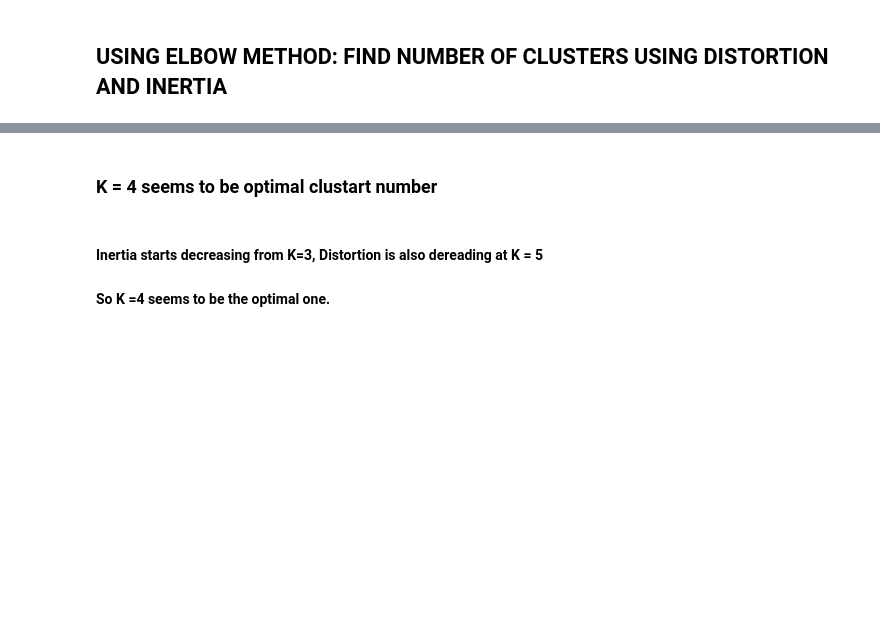
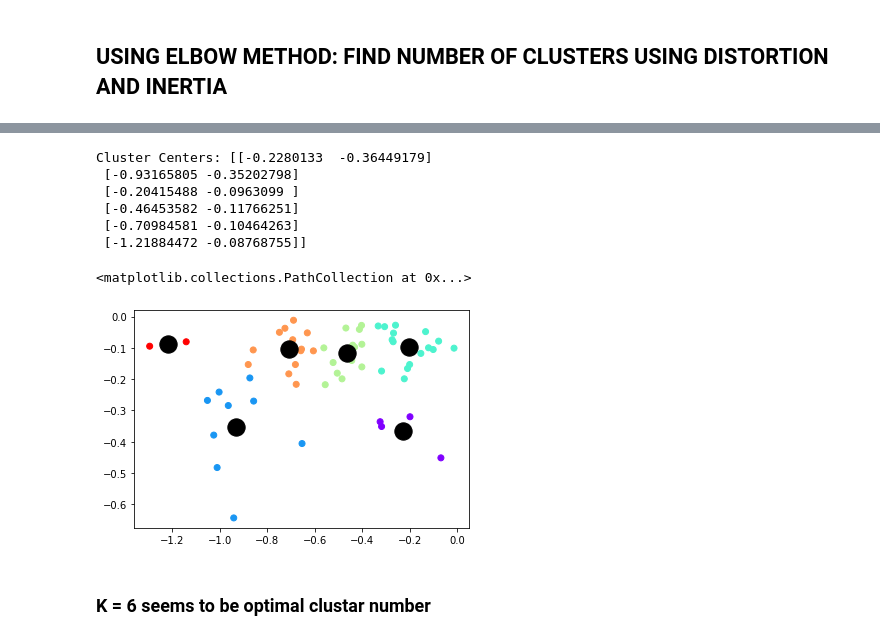
Before and after one commit to rohitrnath/EVA-4, a Jupyter notebook: S12/Assignment-B/Assignment12_B.ipynb, the cells around one changed output, grey strips where cells are left out. Drawn from its saved outputs; the diff is of its cells as text; code cells hidden in the pictures; blank space fills up the shorter version.

```diff
--- a/S12/Assignment-B/Assignment12_B.ipynb
+++ b/S12/Assignment-B/Assignment12_B.ipynb
@@ -171,5 +150,34 @@ plt.show()
+# %%
+import math
+logwidth_arr = []
+logheight_arr = []
+for i in range(len(n_w_bbox)):
+  logwidth_arr.append(math.log(n_w_bbox[i]))
+  logheight_arr.append( math.log(n_h_bbox[i]))
+# %%
+import pandas as pd
+
+df1 = pd.DataFrame({
+    'x': logwidth_arr,
+    'y': logheight_arr
+})
+
+from sklearn.cluster import KMeans
+
+kmeans = KMeans(n_clusters=6)
+kmeans.fit(df1)
+print("Cluster Centers:",kmeans.cluster_centers_)
+
+plt.scatter(logwidth_arr,logheight_arr, c=kmeans.labels_, cmap='rainbow')
+plt.scatter(kmeans.cluster_centers_[:,0] ,kmeans.cluster_centers_[:,1],  s=300, color='black')
+# %% [output]
+Cluster Centers: [[-0.2280133  -0.36449179]
+ [-0.93165805 -0.35202798]
+ [-0.20415488 -0.0963099 ]
+ [-0.46453582 -0.11766251]
+ [-0.70984581 -0.10464263]
+ [-1.21884472 -0.08768755]]
+<matplotlib.collections.PathCollection at 0x...>
+[figure, added]
 # %% [markdown]
-### K = 4 seems to be optimal clustart **number**
+### K = 6 seems to be optimal clustar **number**
-# %% [markdown]
-#### Inertia starts decreasing from K=3, Distortion is also dereading at K = 5
-#### So K =4 seems to be the optimal one.
```
Also changed, not shown: parts of 13 cells of this notebook, 1 other file.
